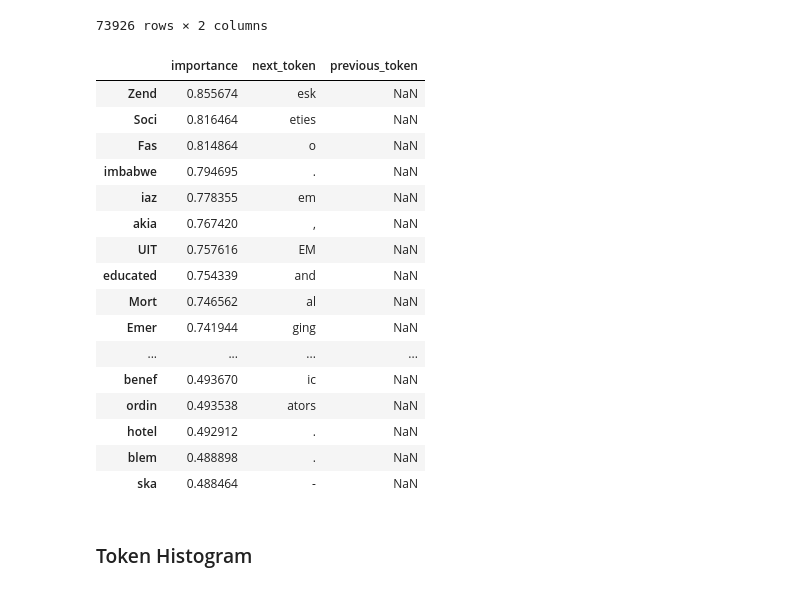
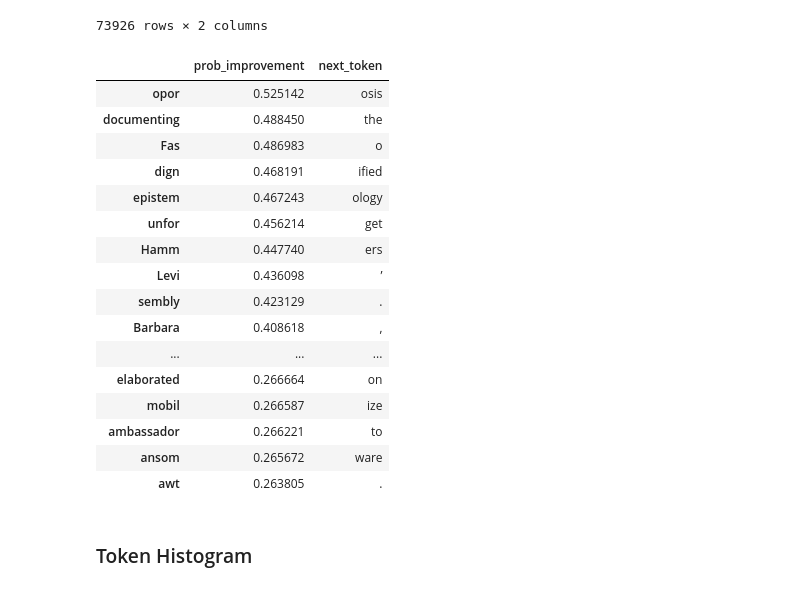
Before and after one commit to alan-cooney/mech-interp-code-generation, a Jupyter notebook: 1-find_interesting_neurons.ipynb, the cells around one changed output. Cells and saved outputs as stored; diff of their text form; code cells hidden in the pictures.

Commit message:
Save skip n-gram results

```diff
--- a/1-find_interesting_neurons.ipynb
+++ b/1-find_interesting_neurons.ipynb
@@ -114,15 +111,16 @@ diff = model_2_correct_log_probs.exp() - model_1_correct_log_probs.exp()
 tokenizer = AutoTokenizer.from_pretrained("NeelNanda/gpt-neox-tokenizer-digits")
 token_strings: List[List[str]] = []
 
-for prompt in tqdm(prompts_tokens[0:10000]):
+for prompt in tqdm(prompts_tokens):
     prompt_strings = [tokenizer.decode(t) for t in prompt]
     token_strings.append(prompt_strings)
 # %%
 importance = {}
 
 for promptIdx, prompt in tqdm(enumerate(token_strings)):
+    prompt_diff = diff[promptIdx].tolist()
     for tokenIdx, token in enumerate(prompt[0:-1]):
-        token_diff = diff[promptIdx, tokenIdx].item()
+        token_diff = prompt_diff[tokenIdx]
         if token not in importance:
             importance[token] = []
         importance[token].append(token_diff)
@@ -142,39 +138,40 @@ importance_average_bigrams_reversed = {y: x for x, y in importance_average_bigra
 # %%
 importance_average = {}
 
 for token in tqdm(importance.keys()):
+    # Skip really sparse examples
+    if len(importance[token]) < 10:
+        continue
+
     importance_value = np.mean(importance[token])
-    importance_average[token] = {"importance": importance_value}
+    importance_average[token] = {"prob_improvement": importance_value}
     if token in importance_average_bigrams:
         importance_average[token]["next_token"] = importance_average_bigrams[token]
 
-    if token in importance_average_bigrams_reversed:
-        importance_average[token]["previous_token"] = importance_average_bigrams_reversed[token]
-
-importance_average = pd.DataFrame.from_dict(importance_average, orient="index", columns=["importance", "next_token", "previous_token"])
-importance_average.sort_values(by="importance", ascending=False, inplace=True)
+importance_average = pd.DataFrame.from_dict(importance_average, orient="index", columns=["prob_improvement", "next_token"])
+importance_average.sort_values(by="prob_improvement", ascending=False, inplace=True)
 
 # Show all top 100
 pd.set_option('display.max_rows', 100)
 importance_average.head(100)
 # %% [output]
-|  | importance | next_token | previous_token |
-| Zend | 0.855674 | esk | NaN |
-| Soci | 0.816464 | eties | NaN |
-| Fas | 0.814864 | o | NaN |
-| imbabwe | 0.794695 | . | NaN |
-| iaz | 0.778355 | em | NaN |
-| akia | 0.767420 | , | NaN |
-| UIT | 0.757616 | EM | NaN |
-| educated | 0.754339 | and | NaN |
-| Mort | 0.746562 | al | NaN |
-| Emer | 0.741944 | ging | NaN |
-| ... | ... | ... | ... |
-| benef | 0.493670 | ic | NaN |
-| ordin | 0.493538 | ators | NaN |
-| hotel | 0.492912 | . | NaN |
-| blem | 0.488898 | . | NaN |
-| ska | 0.488464 | - | NaN |
+|  | prob_improvement | next_token |
+| opor | 0.525142 | osis |
+| documenting | 0.488450 | the |
+| Fas | 0.486983 | o |
+| dign | 0.468191 | ified |
+| epistem | 0.467243 | ology |
+| unfor | 0.456214 | get |
+| Hamm | 0.447740 | ers |
+| Levi | 0.436098 | ’ |
+| sembly | 0.423129 | . |
+| Barbara | 0.408618 | , |
+| ... | ... | ... |
+| elaborated | 0.266664 | on |
+| mobil | 0.266587 | ize |
+| ambassador | 0.266221 | to |
+| ansom | 0.265672 | ware |
+| awt | 0.263805 | . |
 # %% [markdown]
 ### Token Histogram
 # %%
```
Also changed, not shown: parts of 3 cells of this notebook.
